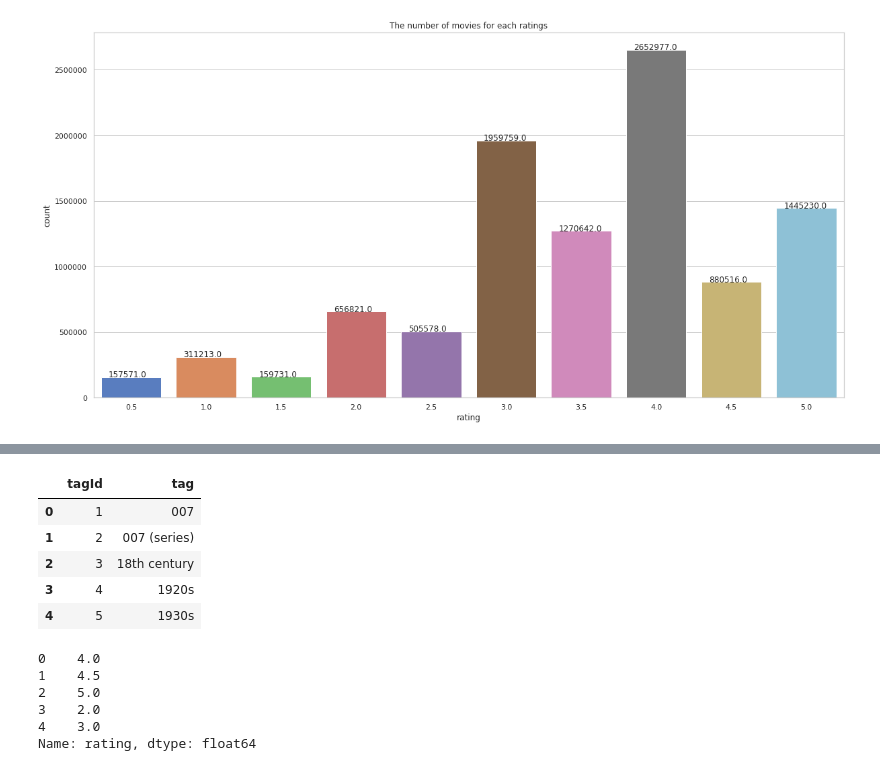
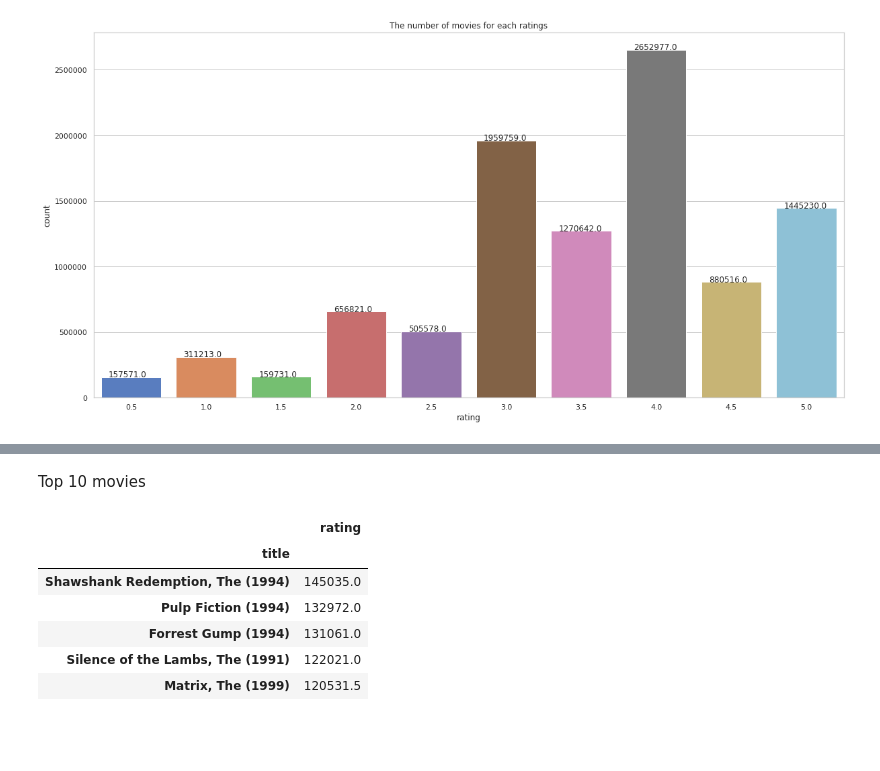
Before and after one commit to VicariousVision/Classification-CB2, a Jupyter notebook: Kaggle_notebook.ipynb, the cells around one changed output, grey strips where cells are left out. Cells and saved outputs as stored; diff of their text form; code cells hidden in the pictures; blank space fills up the shorter version.

```diff
--- a/Kaggle_notebook.ipynb
+++ b/Kaggle_notebook.ipynb
@@ -353,19 +350,17 @@ plt.imshow(wordcloud_genre)
-# %%
-df_getg.head()
-# %% [output]
-|  | tagId | tag |
-| 0 | 1 | 007 |
-| 1 | 2 | 007 (series) |
-| 2 | 3 | 18th century |
-| 3 | 4 | 1920s |
-| 4 | 5 | 1930s |
-# %%
-df_ratings=df_train['rating']
-df_ratings.head()
-# %% [output]
-0    4.0
-1    4.5
-2    5.0
-3    2.0
-4    3.0
-Name: rating, dtype: float64
+# %% [markdown]
+Top 10 movies
+# %%
+df_top10=pd.merge(df_train,df_movies, how='left',on='movieId')
+
+
+df1=df_top10.groupby(['title'])[['rating']].sum()
+high_rated=df1.nlargest(10,'rating')
+high_rated.head()
+# %% [output]
+|  | rating |
+| title |  |
+| Shawshank Redemption, The (1994) | 145035.0 |
+| Pulp Fiction (1994) | 132972.0 |
+| Forrest Gump (1994) | 131061.0 |
+| Silence of the Lambs, The (1991) | 122021.0 |
+| Matrix, The (1999) | 120531.5 |
```
Also changed, not shown: parts of 4 cells of this notebook.
